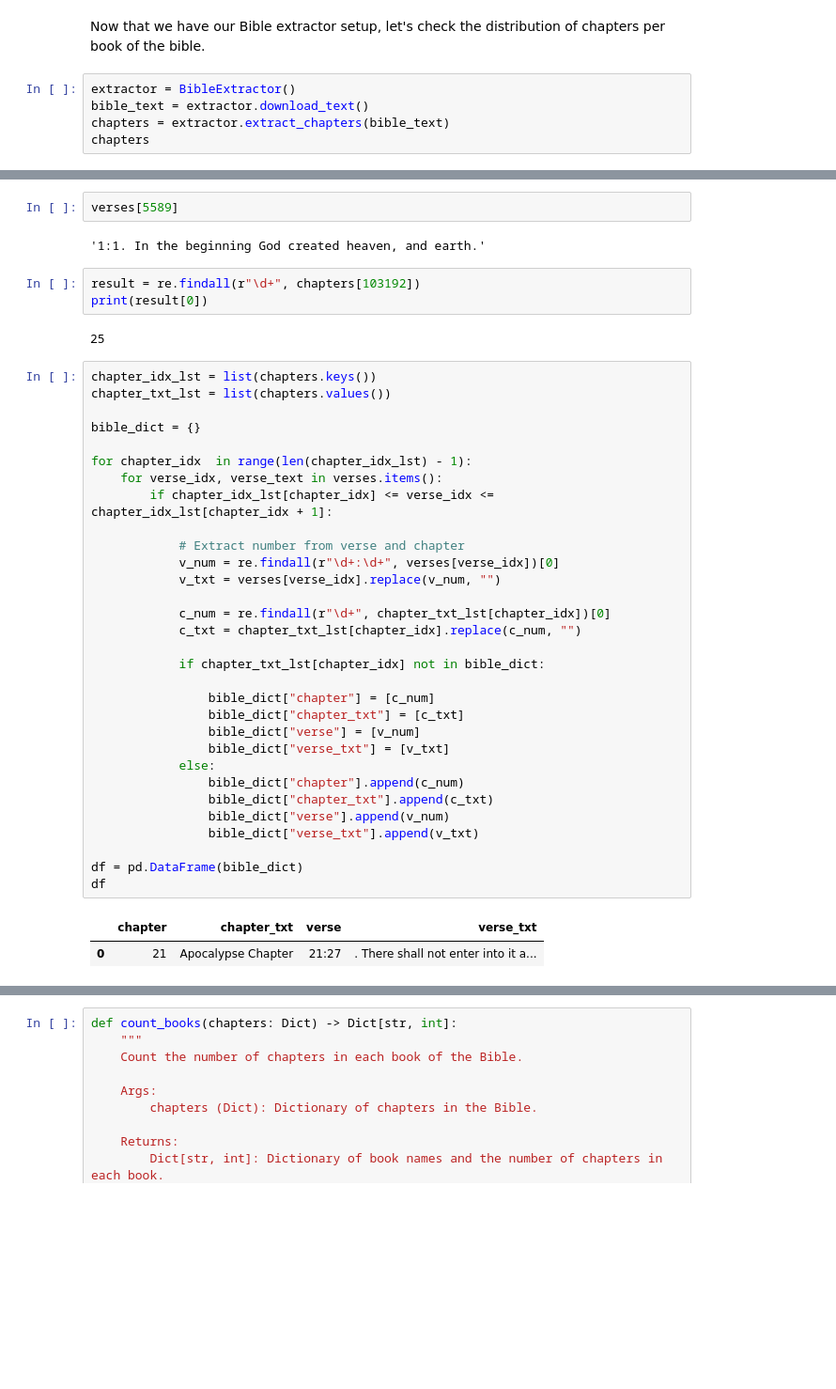
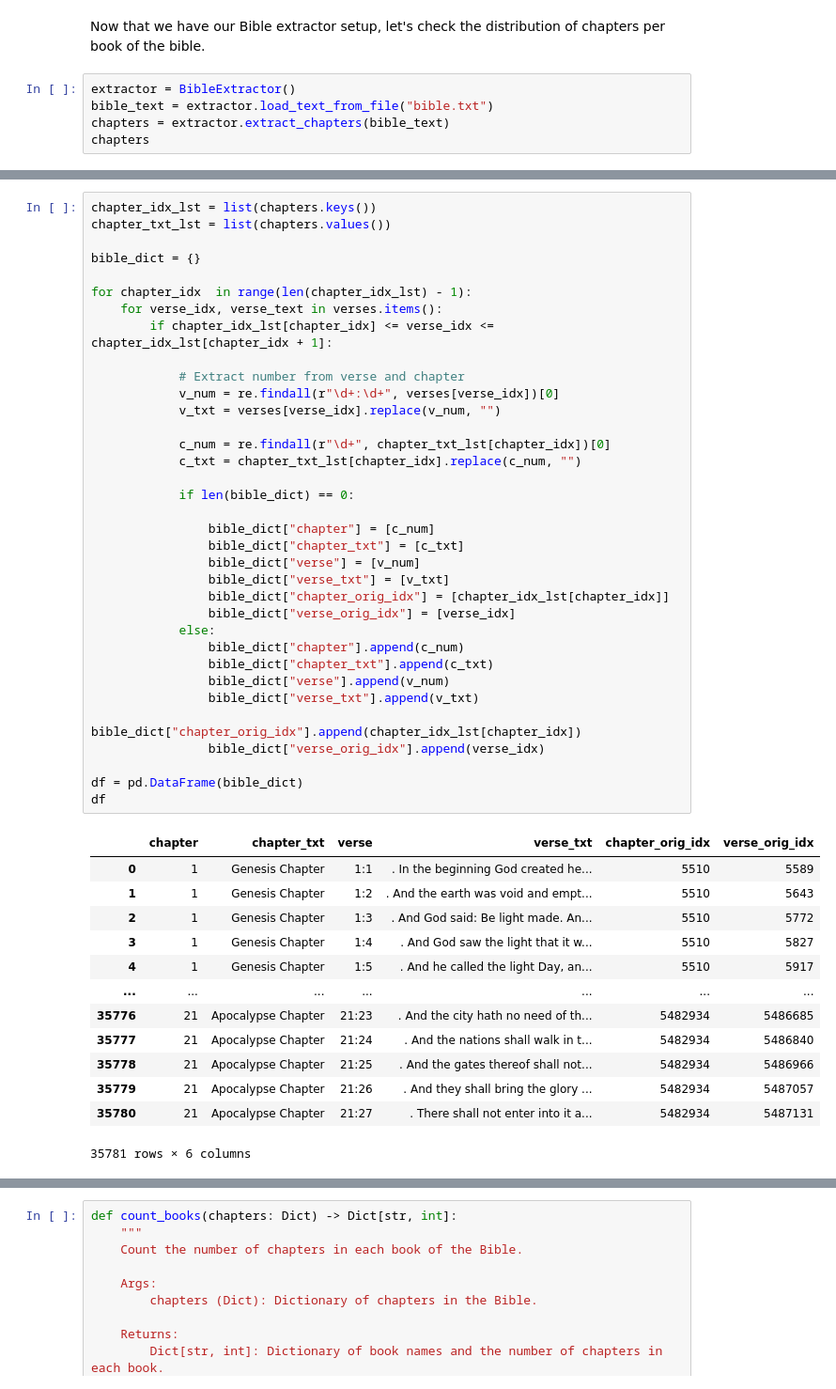
Before and after one commit to rafa-coding-projects/bible-nlp, a Jupyter notebook: eda.ipynb, the cells around one changed output, grey strips where cells are left out. Shown at 94% size. Drawn from its saved outputs; the diff is of its cells as text; blank space fills up the shorter version.

```diff
--- a/eda.ipynb
+++ b/eda.ipynb
@@ -13,7 +13,7 @@ import re
 Now that we have our Bible extractor setup, let's check the distribution of chapters per book of the bible.
 # %%
 extractor = BibleExtractor()
-bible_text = extractor.download_text()
+bible_text = extractor.load_text_from_file("bible.txt")
 chapters = extractor.extract_chapters(bible_text)
 chapters
 # %% [output]
@@ -55,49 +55,55 @@ verses
  150918: "34:19. And the young man made no delay, but forthwith fulfilled what wasrequired: for he loved the damsel exceedingly, and he was the greatestman in all his father's house.",
  151094: '34:20. And going into the gate of the city, they spoke to the people:',
  ...}
-# %%
-verses[5589]
-# %% [output]
-'1:1. In the beginning God created heaven, and earth.'
-# %%
-result = re.findall(r"\d+", chapters[103192])
-print(result[0])
-# %% [output]
-25
 # %%
 chapter_idx_lst = list(chapters.keys())
 chapter_txt_lst = list(chapters.values())
 
 bible_dict = {}
 
 for chapter_idx  in range(len(chapter_idx_lst) - 1):
     for verse_idx, verse_text in verses.items():
         if chapter_idx_lst[chapter_idx] <= verse_idx <= chapter_idx_lst[chapter_idx + 1]:
 
             # Extract number from verse and chapter
             v_num = re.findall(r"\d+:\d+", verses[verse_idx])[0]
             v_txt = verses[verse_idx].replace(v_num, "")
 
             c_num = re.findall(r"\d+", chapter_txt_lst[chapter_idx])[0]
             c_txt = chapter_txt_lst[chapter_idx].replace(c_num, "")
 
-            if chapter_txt_lst[chapter_idx] not in bible_dict:
+            if len(bible_dict) == 0:
 
                 bible_dict["chapter"] = [c_num]
                 bible_dict["chapter_txt"] = [c_txt]
                 bible_dict["verse"] = [v_num]
                 bible_dict["verse_txt"] = [v_txt]
+                bible_dict["chapter_orig_idx"] = [chapter_idx_lst[chapter_idx]]
+                bible_dict["verse_orig_idx"] = [verse_idx]
             else:
                 bible_dict["chapter"].append(c_num)
                 bible_dict["chapter_txt"].append(c_txt)
                 bible_dict["verse"].append(v_num)
                 bible_dict["verse_txt"].append(v_txt)
+                bible_dict["chapter_orig_idx"].append(chapter_idx_lst[chapter_idx])
+                bible_dict["verse_orig_idx"].append(verse_idx)
 
 df = pd.DataFrame(bible_dict)
 df
 # %% [output]
-|  | chapter | chapter_txt | verse | verse_txt |
-| 0 | 21 | Apocalypse Chapter | 21:27 | . There shall not enter into it a... |
+|  | chapter | chapter_txt | verse | verse_txt | chapter_orig_idx | verse_orig_idx |
+| 0 | 1 | Genesis Chapter | 1:1 | . In the beginning God created he... | 5510 | 5589 |
+| 1 | 1 | Genesis Chapter | 1:2 | . And the earth was void and empt... | 5510 | 5643 |
+| 2 | 1 | Genesis Chapter | 1:3 | . And God said: Be light made. An... | 5510 | 5772 |
+| 3 | 1 | Genesis Chapter | 1:4 | . And God saw the light that it w... | 5510 | 5827 |
+| 4 | 1 | Genesis Chapter | 1:5 | . And he called the light Day, an... | 5510 | 5917 |
+| ... | ... | ... | ... | ... | ... | ... |
+| 35776 | 21 | Apocalypse Chapter | 21:23 | . And the city hath no need of th... | 5482934 | 5486685 |
+| 35777 | 21 | Apocalypse Chapter | 21:24 | . And the nations shall walk in t... | 5482934 | 5486840 |
+| 35778 | 21 | Apocalypse Chapter | 21:25 | . And the gates thereof shall not... | 5482934 | 5486966 |
+| 35779 | 21 | Apocalypse Chapter | 21:26 | . And they shall bring the glory ... | 5482934 | 5487057 |
+| 35780 | 21 | Apocalypse Chapter | 21:27 | . There shall not enter into it a... | 5482934 | 5487131 |
+35781 rows × 6 columns
 # %%
 bible_dict
 # %% [output]
```
Also changed, not shown: parts of 39 cells of this notebook, 3 other files.
